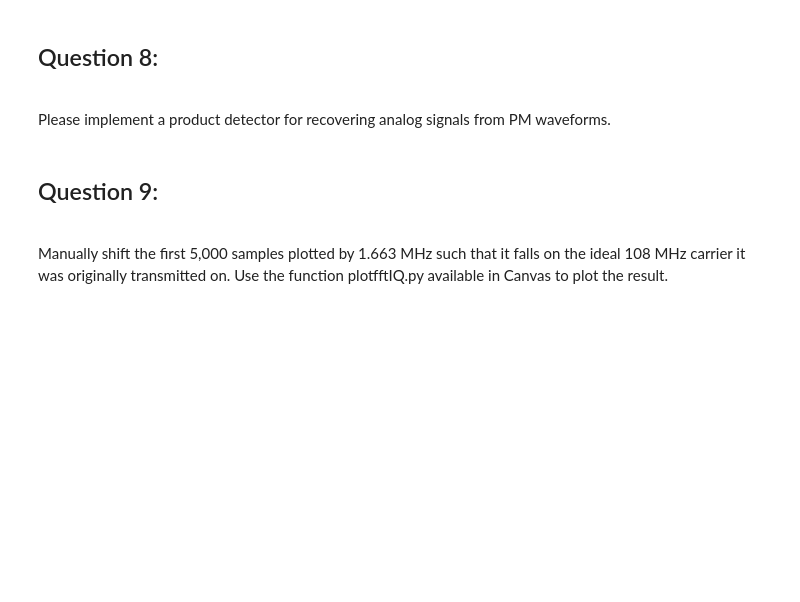
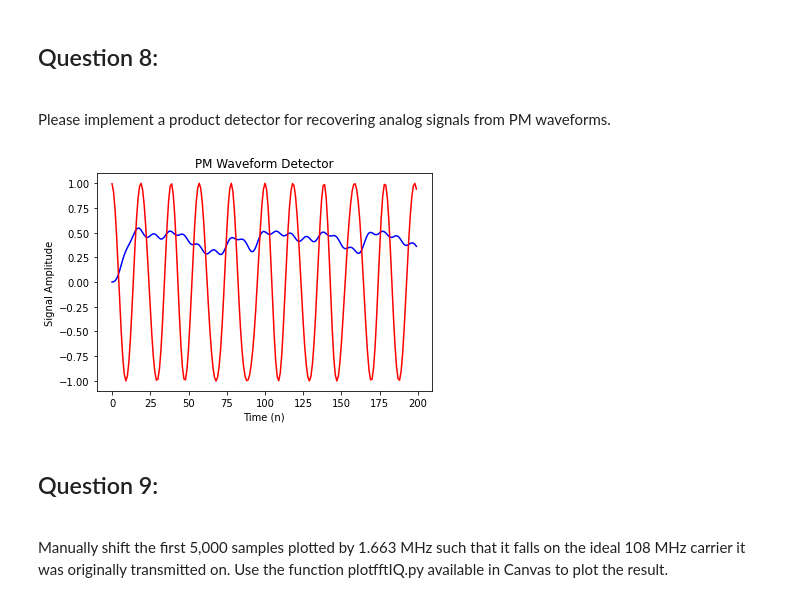
Before and after one commit to eewilliams-wpi/ECE3311_Team6, a Jupyter notebook: proj3_selina.ipynb, the cells around one changed output. Cells and saved outputs as stored; diff of their text form; code cells hidden in the pictures; blank space fills up the shorter version.

```diff
--- a/proj3_selina.ipynb
+++ b/proj3_selina.ipynb
@@ -280,3 +258,25 @@ plt.show()
+# %%
+# Multiply PM waveform by cosine
+pmwave = sig_pm*np.cos(w_c*n)
+
+# butterwoth filter parameters
+order = 4
+samp_freq = 100
+cutoff_freq = 5
+norm_cutoff = 2*cutoff_freq/samp_freq
+
+# lowpass filtering the squared PM waveform using 4th order butterworth
+num, den = scipy.signal.butter(order, norm_cutoff)
+filtered_sig_pm = scipy.signal.lfilter(num, den, pmwave)
+
+plt.plot(filtered_sig_pm, 'b', sig_pm, 'r')     # plot both the original PM waveform and the filtered PM waveform
+
+plt.title("PM Waveform Detector")
+plt.xlabel('Time (n)')
+plt.ylabel('Signal Amplitude')
+plt.show()
+# %% [output]
+[figure, added]
 # %% [markdown]
 ## Question 9:
 <br>Manually shift the first 5,000 samples plotted by 1.663 MHz such that it falls on the ideal 108 MHz carrier it was originally  transmitted on. Use the function plotfftIQ.py available in Canvas to plot the result.
```
Also changed, not shown: parts of 14 cells of this notebook.
